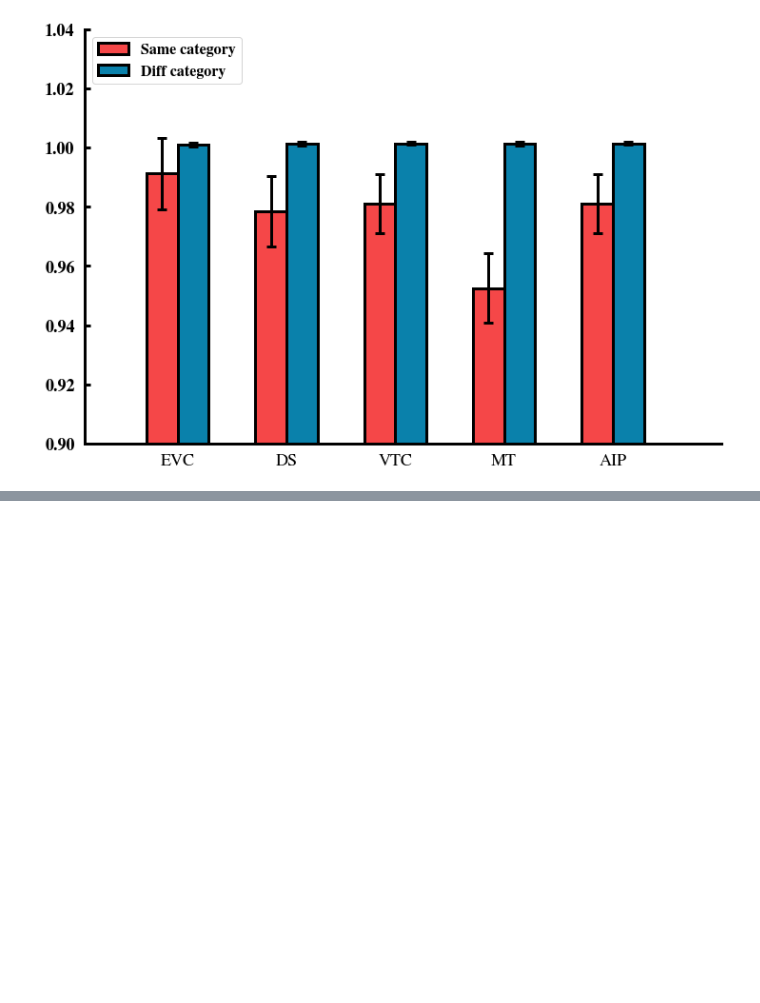
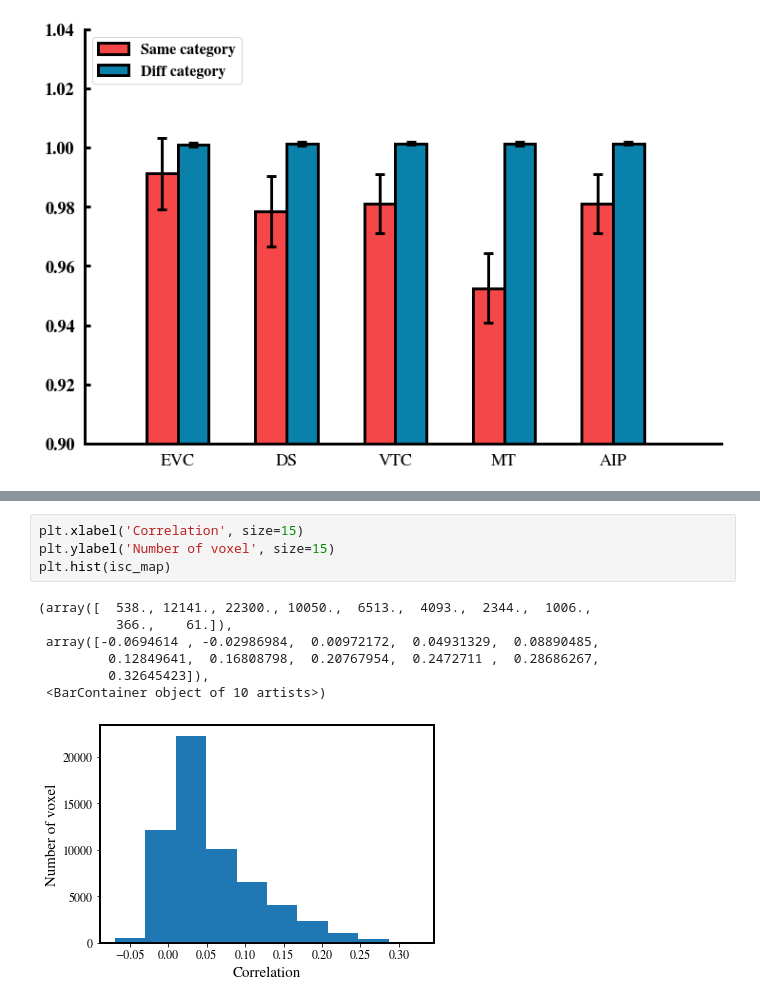
Before and after one commit to Blink621/HAD-fmri, a Jupyter notebook: analysis/ISC.ipynb, the cells around one changed output, grey strips where cells are left out. Cells and saved outputs as stored; diff of their text form; blank space fills up the shorter version.

```diff
--- a/analysis/ISC.ipynb
+++ b/analysis/ISC.ipynb
@@ -300,0 +376,12 @@ ax.spines['left'].set_linewidth(3)
+# %%
+plt.xlabel('Correlation', size=15)
+plt.ylabel('Number of voxel', size=15)
+plt.hist(isc_map)
+# %% [output]
+(array([  538., 12141., 22300., 10050.,  6513.,  4093.,  2344.,  1006.,
+          366.,    61.]),
+ array([-0.0694614 , -0.02986984,  0.00972172,  0.04931329,  0.08890485,
+         0.12849641,  0.16808798,  0.20767954,  0.2472711 ,  0.28686267,
+         0.32645423]),
+ <BarContainer object of 10 artists>)
+[figure, added]
```
Also changed, not shown: parts of 7 cells of this notebook, 8 other files.
